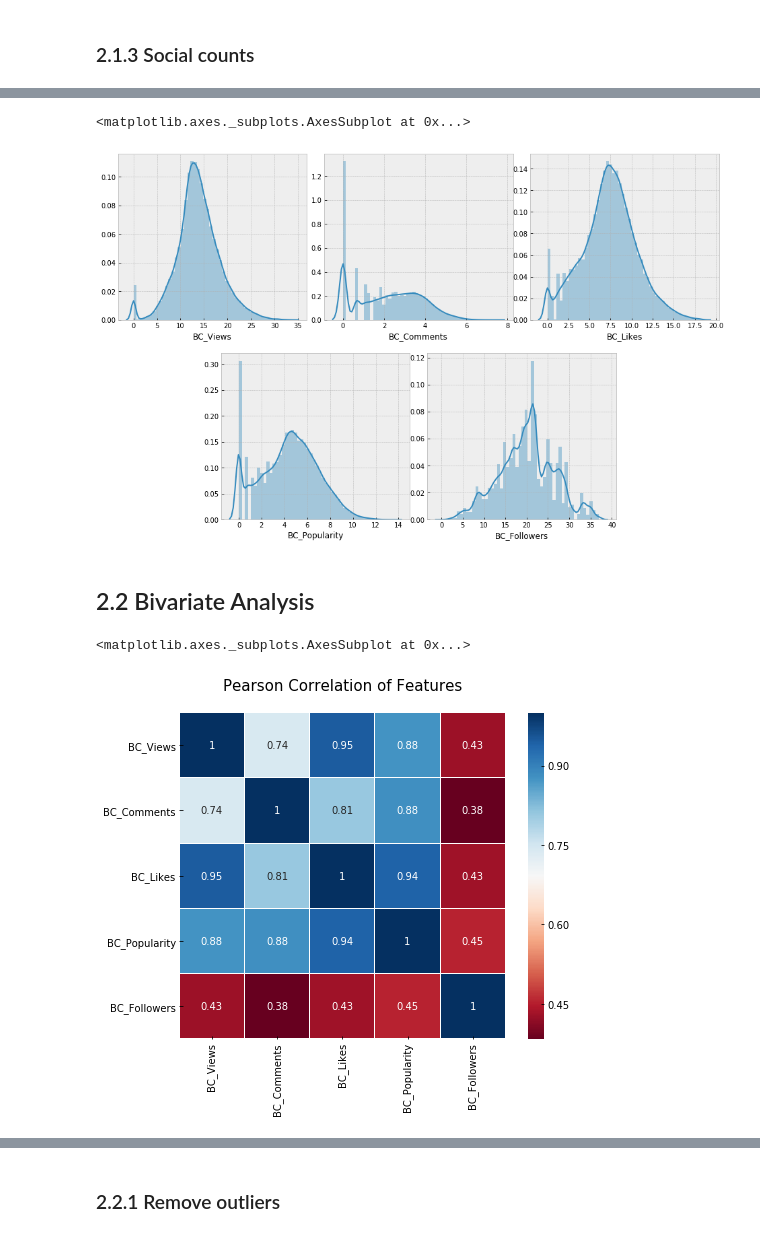
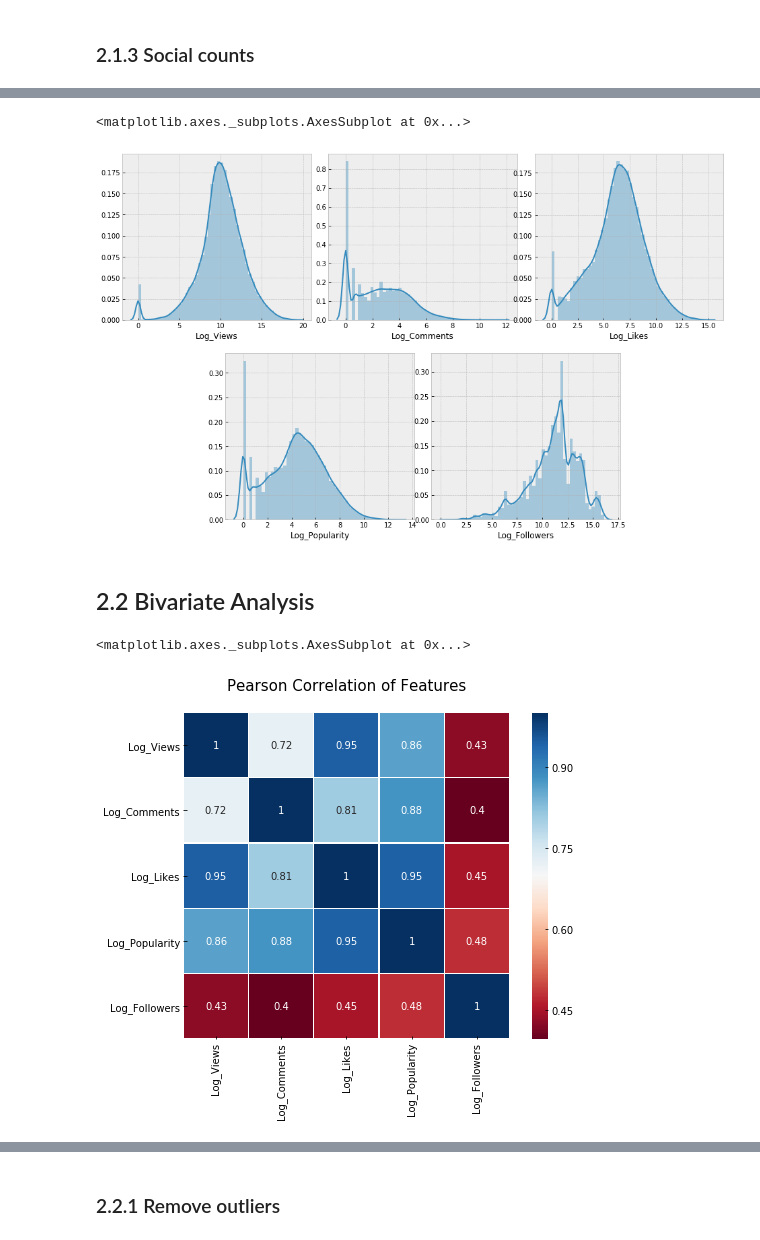
Before and after one commit to Shenghao1993/songs-popularity-prediction, a Jupyter notebook: 1.0-wsh-exploratory-data-analysis.ipynb, the cells around one changed output, grey strips where cells are left out. Drawn from its saved outputs; the diff is of its cells as text; code cells hidden in the pictures.

```diff
--- a/1.0-wsh-exploratory-data-analysis.ipynb
+++ b/1.0-wsh-exploratory-data-analysis.ipynb
@@ -54,21 +53,15 @@ dtypes: int64(3), object(7)
 memory usage: 1.5+ MB
 # %% [markdown]
 ## 1.1 Convert "Likes" and "Popularity" to numeric data type
-# %%
-def conv_numeric_feature(feature):
-    feature = feature.replace(',', '')
-    vals = [int(val) for val in re.findall('\d+', feature)]
-    if len(vals) == 1:
-        return vals[0] * 1000 if 'K' in feature else vals[0]
-    elif len(vals) == 2:
-        if '.' in feature:
-            value = vals[0] + 0.1 * vals[1]
-            if 'K' in feature:
-                value = value * 1000
-            return value
-        return None
-    else:
-        return None
+# %%
+def conv_numeric_feature(feature):
+    feature = feature.replace(',', '')
+    if 'K' in feature:
+        return float(feature[:-1]) * 1000
+    elif 'M' in feature:
+        return float(feature[:-1]) * 1000000
+    else:
+        return float(feature)
 # %%
 train_df['Likes'] = train_df['Likes'].apply(lambda likes: conv_numeric_feature(likes))
 train_df['Popularity'] = train_df['Popularity'].apply(lambda popularity: conv_numeric_feature(popularity))
@@ -180,13 +173,19 @@ Perform Box-Cox transformation to reduce the skewness of features. Note that Box
 # %%
-train_df['BC_Views'] = stats.boxcox(train_df['Views'] + 1)[0]
-train_df['BC_Comments'] = stats.boxcox(train_df['Comments'] + 1)[0]
-train_df['BC_Likes'] = stats.boxcox(train_df['Likes'] + 1)[0]
-train_df['BC_Popularity'] = stats.boxcox(train_df['Popularity'] + 1)[0]
-train_df['BC_Followers'] = stats.boxcox(train_df['Followers'] + 1)[0]
+# train_df['BC_Views'] = stats.boxcox(train_df['Views'] + 1)[0]
+# train_df['BC_Comments'] = stats.boxcox(train_df['Comments'] + 1)[0]
+# train_df['BC_Likes'] = stats.boxcox(train_df['Likes'] + 1)[0]
+# train_df['BC_Popularity'] = stats.boxcox(train_df['Popularity'] + 1)[0]
+# train_df['BC_Followers'] = stats.boxcox(train_df['Followers'] + 1)[0]
+
+train_df['Log_Views'] = np.log(train_df['Views'] + 1)
+train_df['Log_Comments'] = np.log(train_df['Comments'] + 1)
+train_df['Log_Likes'] = np.log(train_df['Likes'] + 1)
+train_df['Log_Popularity'] = np.log(train_df['Popularity'] + 1)
+train_df['Log_Followers'] = np.log(train_df['Followers'] + 1)
 
 # Compare skewness coefficient of Views before and after transformation
 print(train_df['Views'].skew())
-print(train_df['BC_Views'].skew())
+print(train_df['Log_Views'].skew())
 train_df.head()
 # %% [output]
 21.426370782553978
@@ -217,28 +216,28 @@ ax3 = plt.subplot2grid((2, 6), (0, 4), colspan=2)
 ax4 = plt.subplot2grid((2, 6), (1, 1), colspan=2)
 ax5 = plt.subplot2grid((2, 6), (1, 3), colspan=2)
 
-sns.distplot(train_df['BC_Views'], kde=True, ax=ax1)
-sns.distplot(train_df['BC_Comments'], kde=True, ax=ax2)
-sns.distplot(train_df['BC_Likes'], kde=True, ax=ax3)
-sns.distplot(train_df['BC_Popularity'], kde=True, ax=ax4)
-sns.distplot(train_df['BC_Followers'], kde=True, ax=ax5)
+sns.distplot(train_df['Log_Views'], kde=True, ax=ax1)
+sns.distplot(train_df['Log_Comments'], kde=True, ax=ax2)
+sns.distplot(train_df['Log_Likes'], kde=True, ax=ax3)
+sns.distplot(train_df['Log_Popularity'], kde=True, ax=ax4)
+sns.distplot(train_df['Log_Followers'], kde=True, ax=ax5)
 # %% [output]
 <matplotlib.axes._subplots.AxesSubplot at 0x...>
-[figure, old version]
+[figure, new version]
 # %% [markdown]
 ## 2.2 Bivariate Analysis
 # %%
-transformed_features = ['BC_Views', 'BC_Comments', 'BC_Likes', 'BC_Popularity', 'BC_Followers']
+transformed_features = ['Log_Views', 'Log_Comments', 'Log_Likes', 'Log_Popularity', 'Log_Followers']
 quan_train_df = train_df[transformed_features]
 
 colormap = plt.cm.RdBu
 plt.figure(figsize=(8, 6))
 plt.title('Pearson Correlation of Features', y=1.05, size=15)
 sns.heatmap(quan_train_df.astype(float).corr(), linewidths=0.1, vmax=1.0,
             square=True, cmap=colormap, linecolor='white', annot=True)
 # %% [output]
 <matplotlib.axes._subplots.AxesSubplot at 0x...>
-[figure, old version]
+[figure, new version]
 # %%
 start_time = time.time()
 sns.pairplot(quan_train_df, diag_kind="kde", plot_kws={"s": 15})
```
Also changed, not shown: parts of 21 cells of this notebook, 7 other files.
